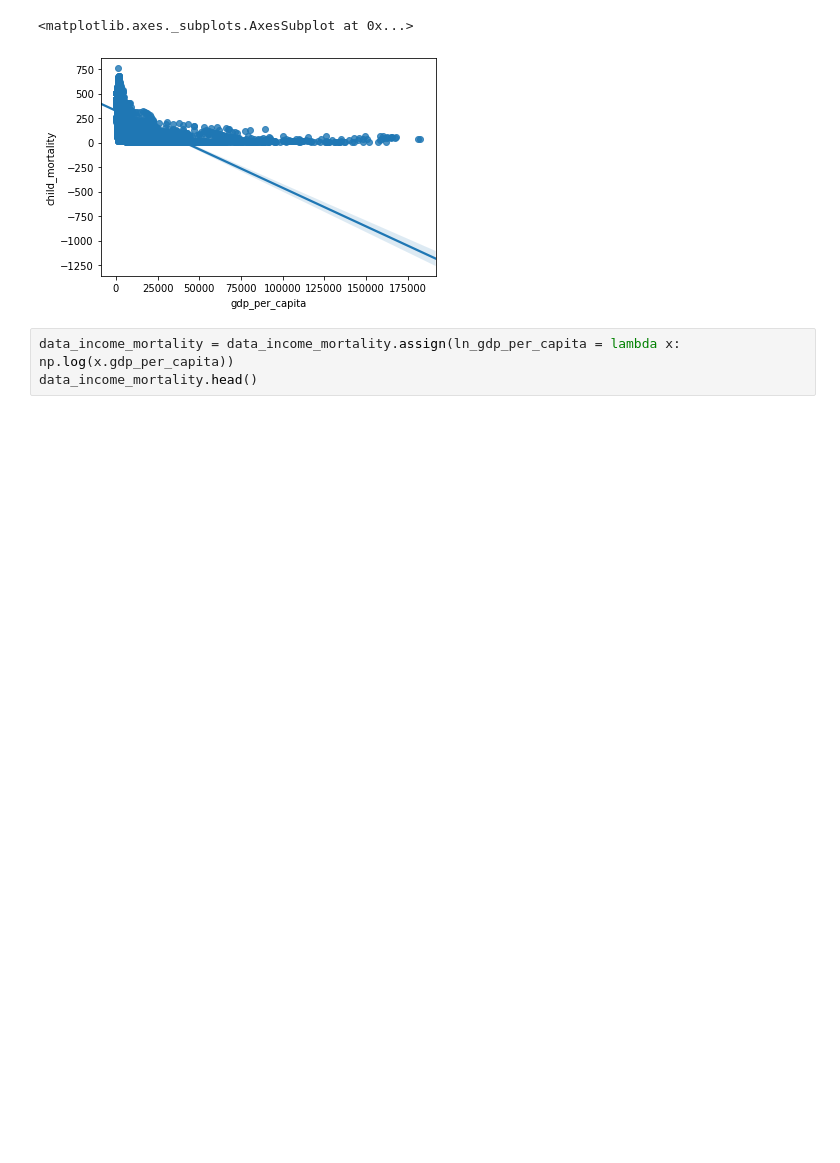
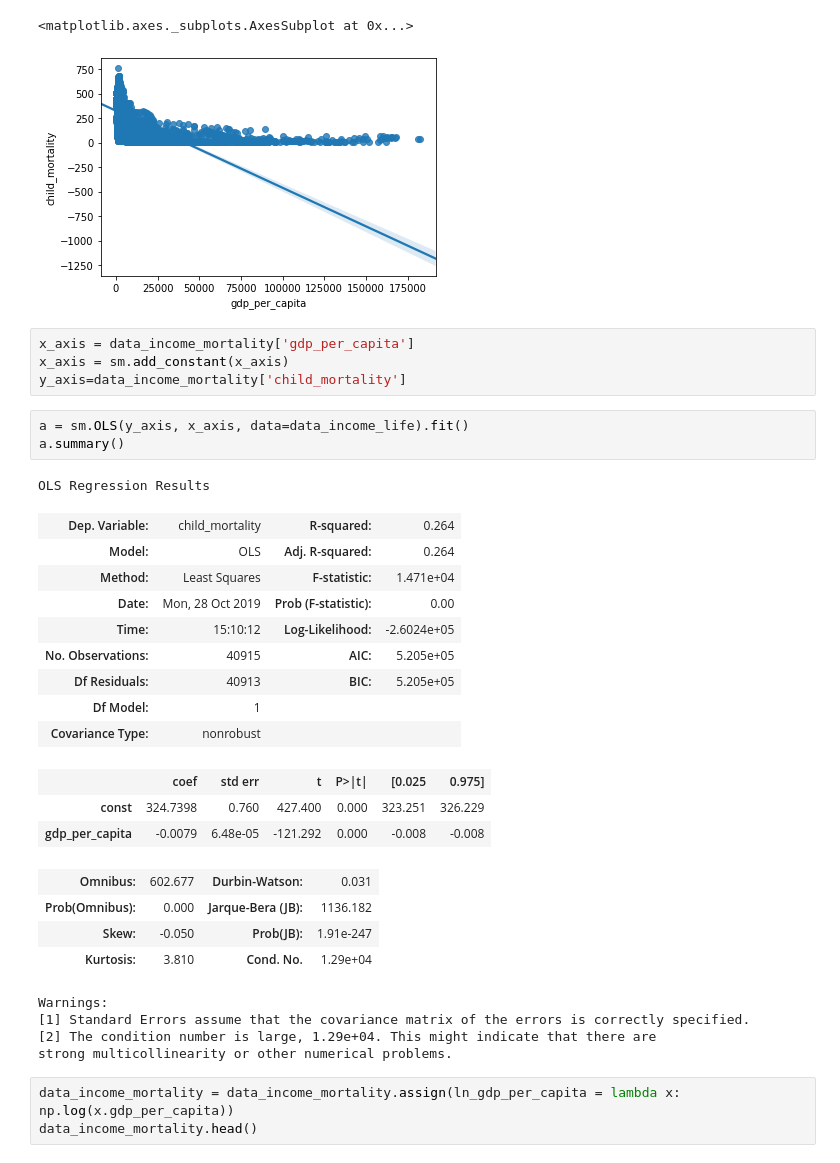
Before and after one commit to AanchalSamdariya/DS-5500-HW2, a Jupyter notebook: Data Visualization - HW2 - Solutions.ipynb, the cells around one changed output. Cells and saved outputs as stored; diff of their text form; blank space fills up the shorter version.

```diff
--- a/Data Visualization - HW2 - Solutions.ipynb
+++ b/Data Visualization - HW2 - Solutions.ipynb
@@ -127,6 +156,35 @@ sns.regplot(x="gdp_per_capita", y="child_mortality", data=data_income_mortality)
 # %% [output]
 <matplotlib.axes._subplots.AxesSubplot at 0x...>
 [figure]
+# %%
+x_axis = data_income_mortality['gdp_per_capita']
+x_axis = sm.add_constant(x_axis)
+y_axis=data_income_mortality['child_mortality']
+# %%
+a = sm.OLS(y_axis, x_axis, data=data_income_life).fit()
+a.summary()
+# %% [output]
+OLS Regression Results
+| Dep. Variable: | child_mortality | R-squared: | 0.264 |
+| Model: | OLS | Adj. R-squared: | 0.264 |
+| Method: | Least Squares | F-statistic: | 1.471e+04 |
+| Date: | Mon, 28 Oct 2019 | Prob (F-statistic): | 0.00 |
+| Time: | 15:10:12 | Log-Likelihood: | -2.6024e+05 |
+| No. Observations: | 40915 | AIC: | 5.205e+05 |
+| Df Residuals: | 40913 | BIC: | 5.205e+05 |
+| Df Model: | 1 |  |  |
+| Covariance Type: | nonrobust |  |  |
+|  | coef | std err | t | P>|t| | [0.025 | 0.975] |
+| const | 324.7398 | 0.760 | 427.400 | 0.000 | 323.251 | 326.229 |
+| gdp_per_capita | -0.0079 | 6.48e-05 | -121.292 | 0.000 | -0.008 | -0.008 |
+| Omnibus: | 602.677 | Durbin-Watson: | 0.031 |
+| Prob(Omnibus): | 0.000 | Jarque-Bera (JB): | 1136.182 |
+| Skew: | -0.050 | Prob(JB): | 1.91e-247 |
+| Kurtosis: | 3.810 | Cond. No. | 1.29e+04 |
+Warnings:
+[1] Standard Errors assume that the covariance matrix of the errors is correctly specified.
+[2] The condition number is large, 1.29e+04. This might indicate that there are
+strong multicollinearity or other numerical problems.
 # %%
 data_income_mortality = data_income_mortality.assign(ln_gdp_per_capita = lambda x: np.log(x.gdp_per_capita))
 data_income_mortality.head()
```
Also changed, not shown: parts of 3 cells of this notebook.
